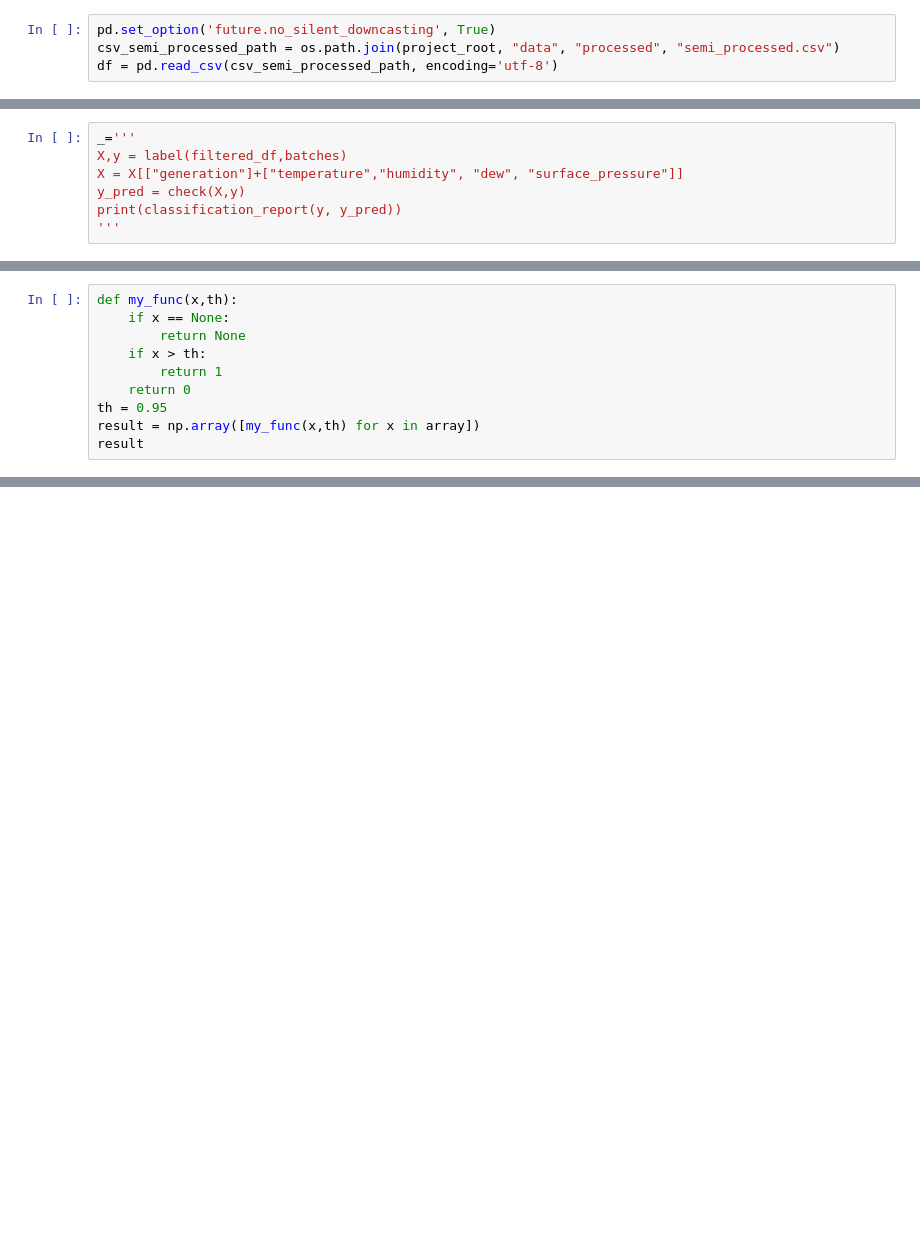
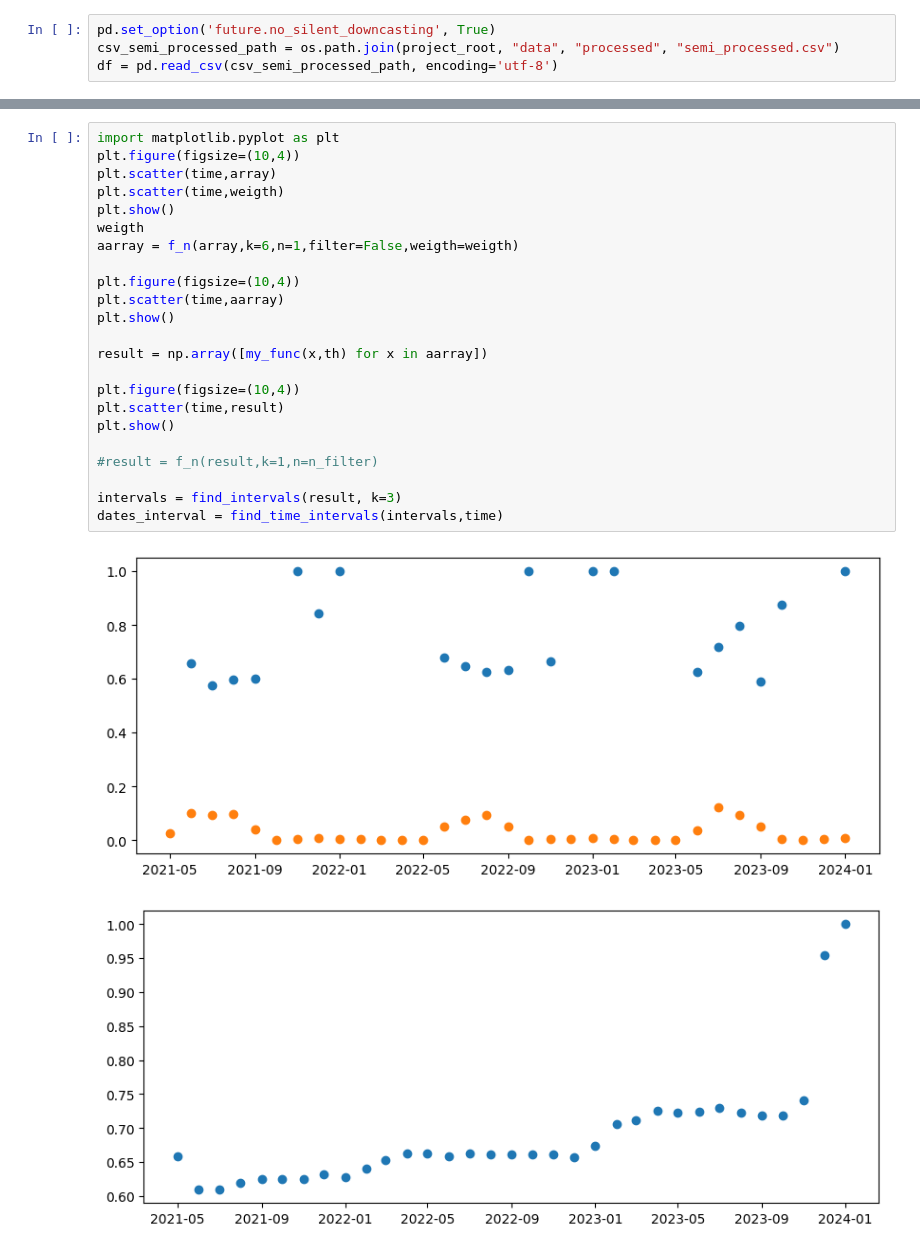
Before and after one commit to SHSMJ200/Bargh_ML, a Jupyter notebook: src/models/jupyter_files/change_detector.ipynb, the cells around one changed output, grey strips where cells are left out. Saved outputs shown, nothing was run; the diff lists cells and outputs as text; blank space fills up the shorter version.

Commit message:
middle of path : add filter4

```diff
--- a/src/models/jupyter_files/change_detector.ipynb
+++ b/src/models/jupyter_files/change_detector.ipynb
@@ -339,8 +323 @@ def check(X,y):
-# %%
-_='''
-X,y = label(filtered_df,batches)
-X = X[["generation"]+["temperature","humidity", "dew", "surface_pressure"]]
-y_pred = check(X,y)
-print(classification_report(y, y_pred))
-'''
 # %%
@@ -403,10 +385,0 @@ plt.scatter(time,array)
-# %%
-def my_func(x,th):
-    if x == None:
-        return None
-    if x > th:
-        return 1
-    return 0
-th = 0.95
-result = np.array([my_func(x,th) for x in array])
-result
@@ -490,0 +398,26 @@ plt.legend()
+# %%
+import matplotlib.pyplot as plt
+plt.figure(figsize=(10,4))
+plt.scatter(time,array)
+plt.scatter(time,weigth)
+plt.show()
+weigth
+aarray = f_n(array,k=6,n=1,filter=False,weigth=weigth)
+
+plt.figure(figsize=(10,4))
+plt.scatter(time,aarray)
+plt.show()
+
+result = np.array([my_func(x,th) for x in aarray])
+
+plt.figure(figsize=(10,4))
+plt.scatter(time,result)
+plt.show()
+
+#result = f_n(result,k=1,n=n_filter)
+
+intervals = find_intervals(result, k=3)
+dates_interval = find_time_intervals(intervals,time)
+# %% [output]
+[figure, added]
+[figure, added]
```
Also changed, not shown: parts of 38 cells of this notebook, 2 other files.
